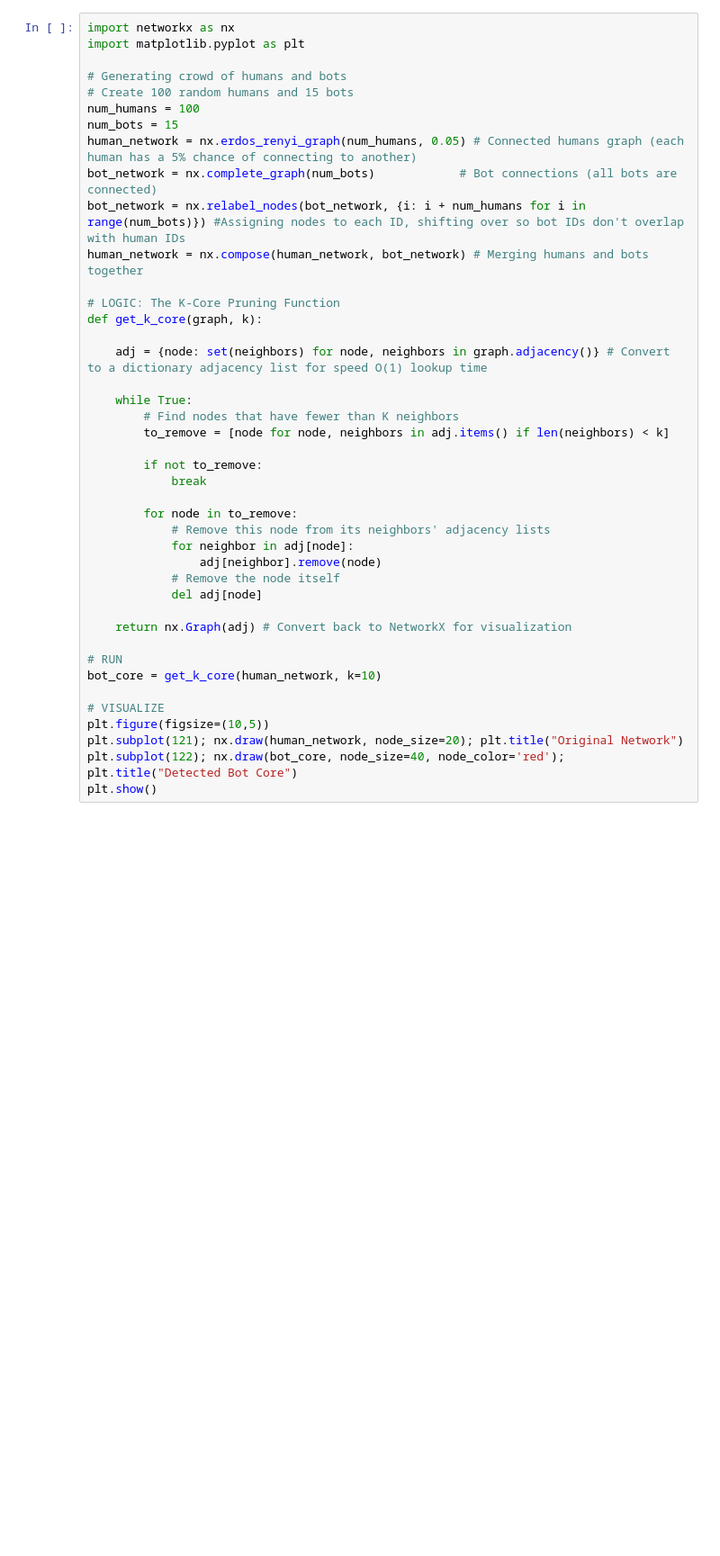
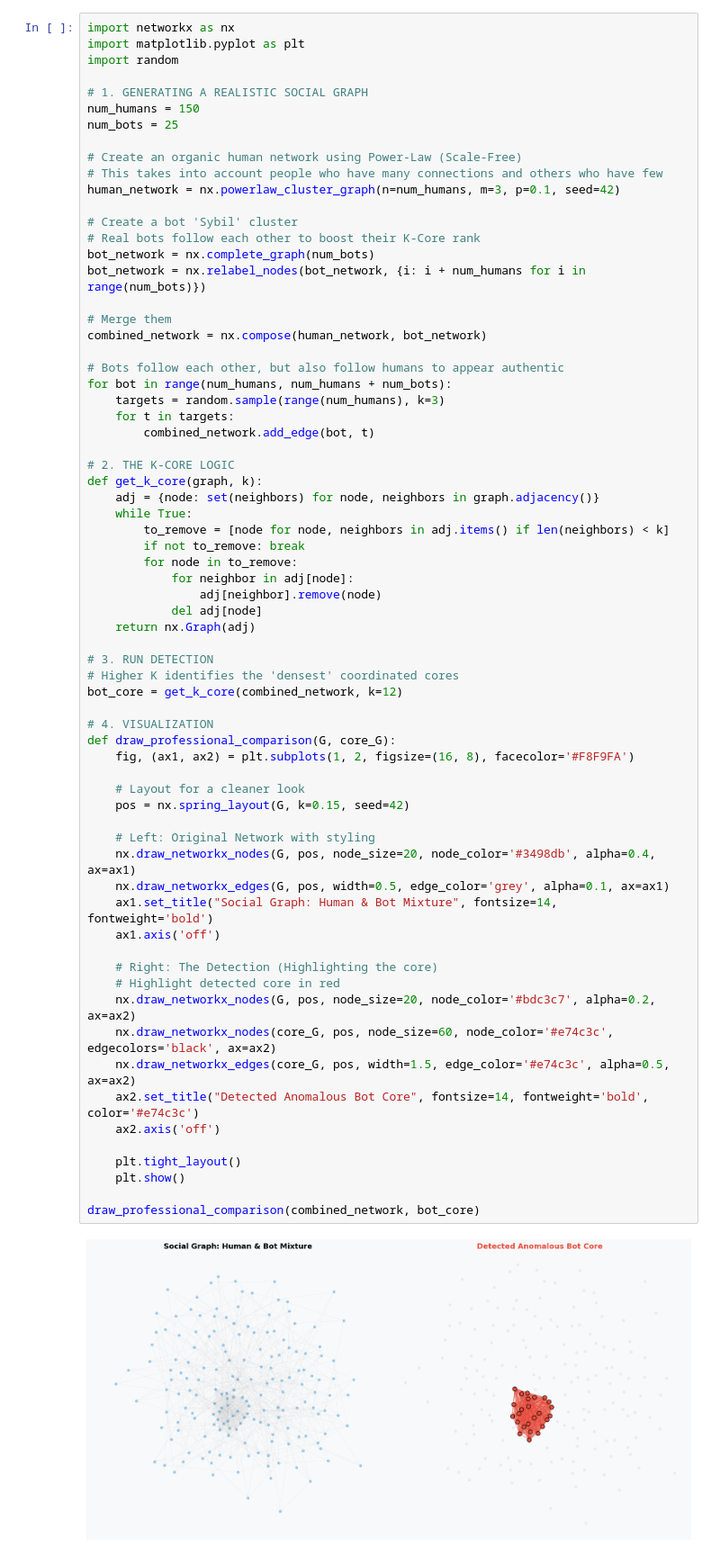
Before and after one commit to sudhishkg11/BotHunter, a Jupyter notebook: bot_hunter.ipynb, the cells around one changed output. Shown at 90% size. Cells and saved outputs as stored; diff of their text form; blank space fills up the shorter version.

Commit message:
Chage code to follow the Power Law, making simulation more realistic

```diff
--- a/bot_hunter.ipynb
+++ b/bot_hunter.ipynb
@@ -1,45 +1,73 @@
 # %%
 import networkx as nx
 import matplotlib.pyplot as plt
+import random
 
-# Generating crowd of humans and bots
-# Create 100 random humans and 15 bots
-num_humans = 100
-num_bots = 15
-human_network = nx.erdos_renyi_graph(num_humans, 0.05) # Connected humans graph (each human has a 5% chance of connecting to another)
-bot_network = nx.complete_graph(num_bots)            # Bot connections (all bots are connected)
-bot_network = nx.relabel_nodes(bot_network, {i: i + num_humans for i in range(num_bots)}) #Assigning nodes to each ID, shifting over so bot IDs don't overlap with human IDs
-human_network = nx.compose(human_network, bot_network) # Merging humans and bots together
+# 1. GENERATING A REALISTIC SOCIAL GRAPH
+num_humans = 150
+num_bots = 25
 
-# LOGIC: The K-Core Pruning Function
+# Create an organic human network using Power-Law (Scale-Free)
+# This takes into account people who have many connections and others who have few
+human_network = nx.powerlaw_cluster_graph(n=num_humans, m=3, p=0.1, seed=42)
+
+# Create a bot 'Sybil' cluster
+# Real bots follow each other to boost their K-Core rank
+bot_network = nx.complete_graph(num_bots)
+bot_network = nx.relabel_nodes(bot_network, {i: i + num_humans for i in range(num_bots)})
+
+# Merge them
+combined_network = nx.compose(human_network, bot_network)
+
+# Bots follow each other, but also follow humans to appear authentic
+for bot in range(num_humans, num_humans + num_bots):
+    targets = random.sample(range(num_humans), k=3)
+    for t in targets:
+        combined_network.add_edge(bot, t)
+
+# 2. THE K-CORE LOGIC
 def get_k_core(graph, k):
-
-    adj = {node: set(neighbors) for node, neighbors in graph.adjacency()} # Convert to a dictionary adjacency list for speed O(1) lookup time
-
+    adj = {node: set(neighbors) for node, neighbors in graph.adjacency()}
     while True:
-        # Find nodes that have fewer than K neighbors
         to_remove = [node for node, neighbors in adj.items() if len(neighbors) < k]
-
-        if not to_remove:
-            break
-
+        if not to_remove: break
         for node in to_remove:
-            # Remove this node from its neighbors' adjacency lists
             for neighbor in adj[node]:
                 adj[neighbor].remove(node)
-            # Remove the node itself
             del adj[node]
+    return nx.Graph(adj)
 
-    return nx.Graph(adj) # Convert back to NetworkX for visualization
+# 3. RUN DETECTION
+# Higher K identifies the 'densest' coordinated cores
+bot_core = get_k_core(combined_network, k=12)
 
-# RUN
-bot_core = get_k_core(human_network, k=10)
+# 4. VISUALIZATION
+def draw_professional_comparison(G, core_G):
+    fig, (ax1, ax2) = plt.subplots(1, 2, figsize=(16, 8), facecolor='#F8F9FA')
 
-# VISUALIZE
-plt.figure(figsize=(10,5))
-plt.subplot(121); nx.draw(human_network, node_size=20); plt.title("Original Network")
-plt.subplot(122); nx.draw(bot_core, node_size=40, node_color='red'); plt.title("Detected Bot Core")
-plt.show()
+    # Layout for a cleaner look
+    pos = nx.spring_layout(G, k=0.15, seed=42)
+
+    # Left: Original Network with styling
+    nx.draw_networkx_nodes(G, pos, node_size=20, node_color='#3498db', alpha=0.4, ax=ax1)
+    nx.draw_networkx_edges(G, pos, width=0.5, edge_color='grey', alpha=0.1, ax=ax1)
+    ax1.set_title("Social Graph: Human & Bot Mixture", fontsize=14, fontweight='bold')
+    ax1.axis('off')
+
+    # Right: The Detection (Highlighting the core)
+    # Highlight detected core in red
+    nx.draw_networkx_nodes(G, pos, node_size=20, node_color='#bdc3c7', alpha=0.2, ax=ax2)
+    nx.draw_networkx_nodes(core_G, pos, node_size=60, node_color='#e74c3c', edgecolors='black', ax=ax2)
+    nx.draw_networkx_edges(core_G, pos, width=1.5, edge_color='#e74c3c', alpha=0.5, ax=ax2)
+    ax2.set_title("Detected Anomalous Bot Core", fontsize=14, fontweight='bold', color='#e74c3c')
+    ax2.axis('off')
+
+    plt.tight_layout()
+    plt.show()
+
+draw_professional_comparison(combined_network, bot_core)
+# %% [output]
+[figure, added]
 # %%
 import networkx as nx
 import matplotlib.pyplot as plt
```
Also changed, not shown: parts of 3 cells of this notebook, 3 other files.
